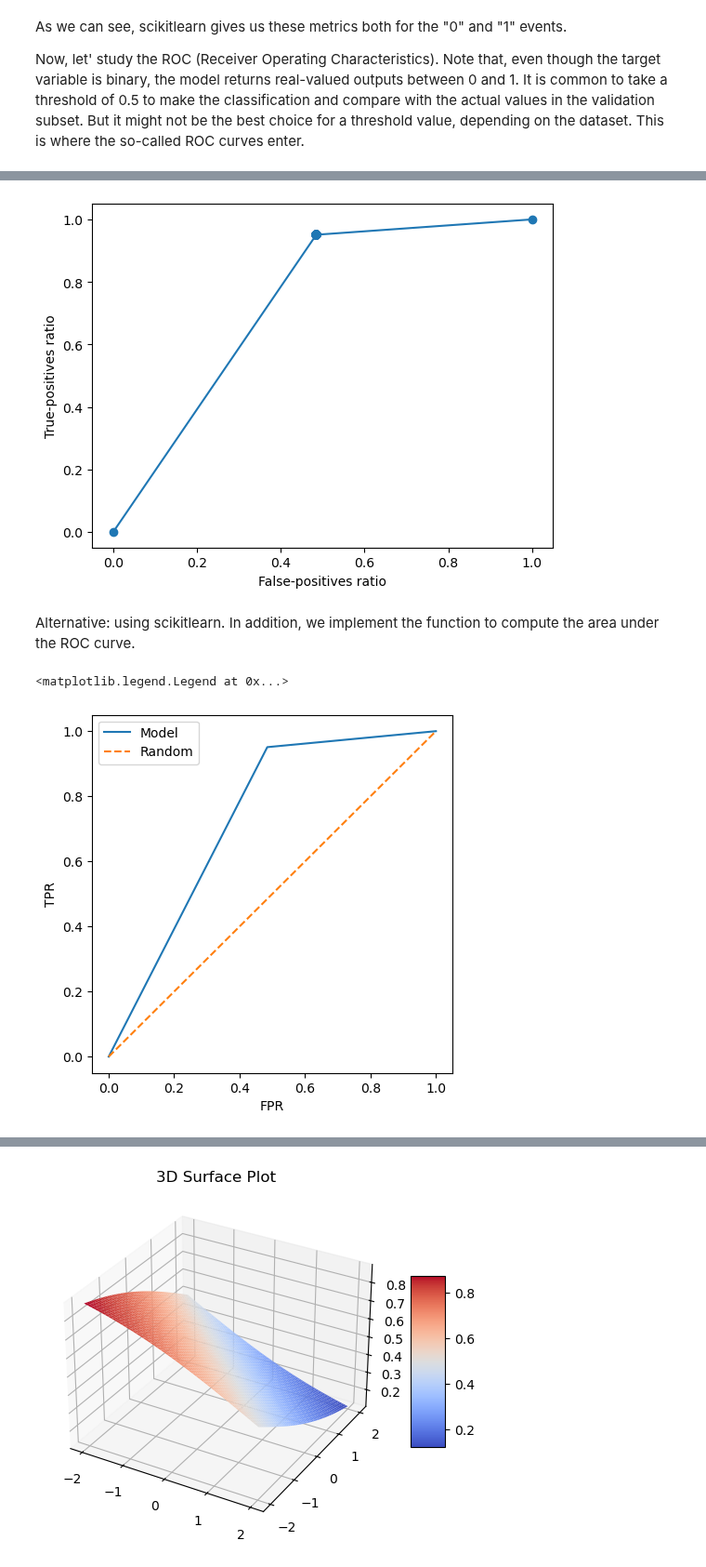
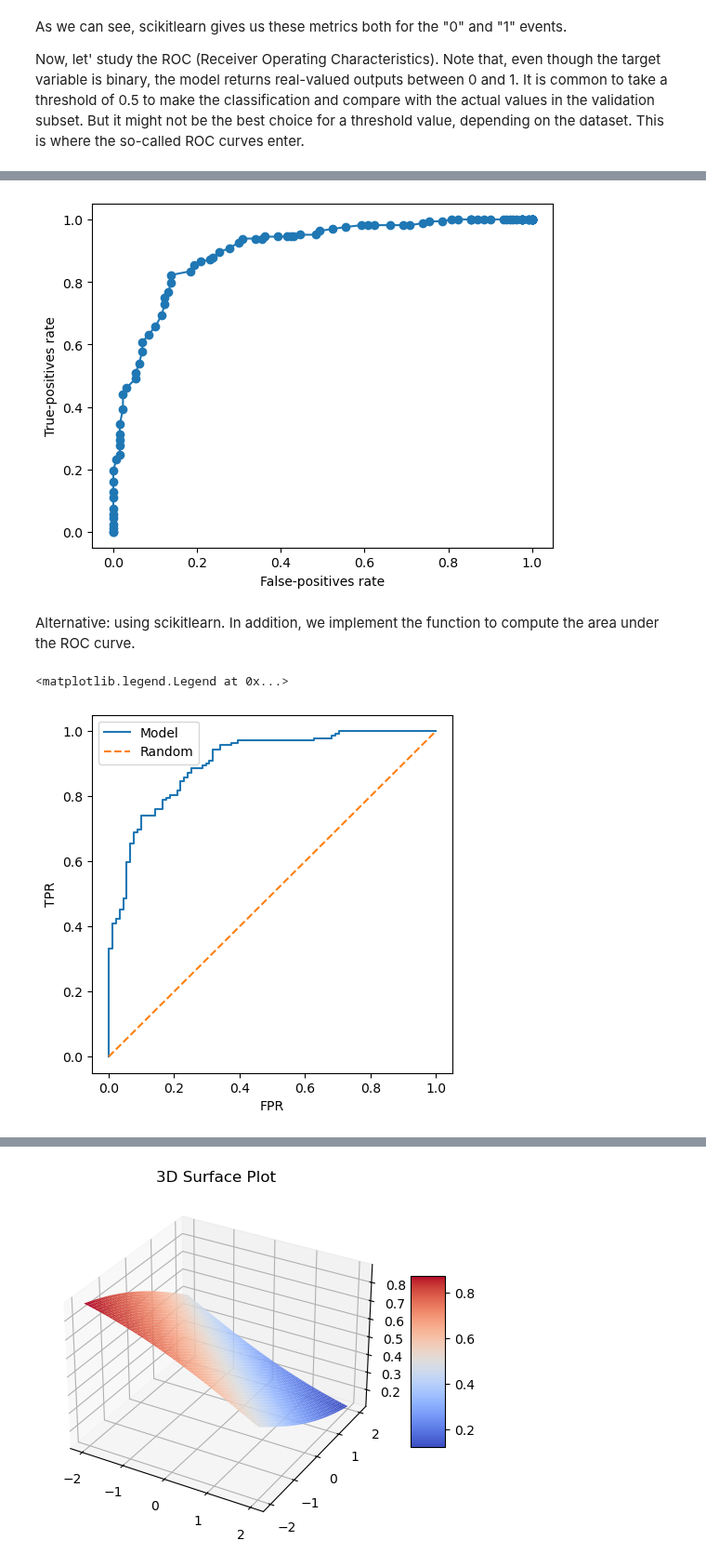
Before and after one commit to martinjimenez388/Road_to_alternatives, a Jupyter notebook: Hmw_MLZoomCamp_4.ipynb, the cells around one changed output, grey strips where cells are left out. Shown at 93% size. Saved outputs shown, nothing was run; the diff lists cells and outputs as text; code cells hidden in the pictures.

```diff
--- a/Hmw_MLZoomCamp_4.ipynb
+++ b/Hmw_MLZoomCamp_4.ipynb
@@ -50,7 +53,8 @@ X_test = dv.transform(test_dict)
 # %%
 model = linear_model.LogisticRegression(solver='liblinear', C=1.0, max_iter=1000, random_state=42)
 model.fit(X_train, df_train.converted)
-y_pred = model.predict(X_val)
+y_pred = model.predict_proba(X_val)[:, 1]
+#Use model.predict(X_val) to get the predicted classes instead of probabilities, using a threshold of 0.5.
 # %%
 #Build the confussion matrix
 
@@ -153,9 +169,9 @@ plt.show()
 # %%
 plt.plot(FPR, TPR, marker='o')
-plt.xlabel("False-positives ratio")
-plt.ylabel("True-positives ratio")
+plt.xlabel("False-positives rate")
+plt.ylabel("True-positives rate")
 plt.show()
 # %% [output]
-[figure, old version]
+[figure, new version]
 # %% [markdown]
 Alternative: using scikitlearn. In addition, we implement the function to compute the area under the ROC curve.
@@ -175,4 +189,4 @@ plt.ylabel('TPR')
 plt.legend()
 # %% [output]
 <matplotlib.legend.Legend at 0x...>
-[figure, old version]
+[figure, new version]
```
Also changed, not shown: parts of 29 cells of this notebook, 2 other files.
